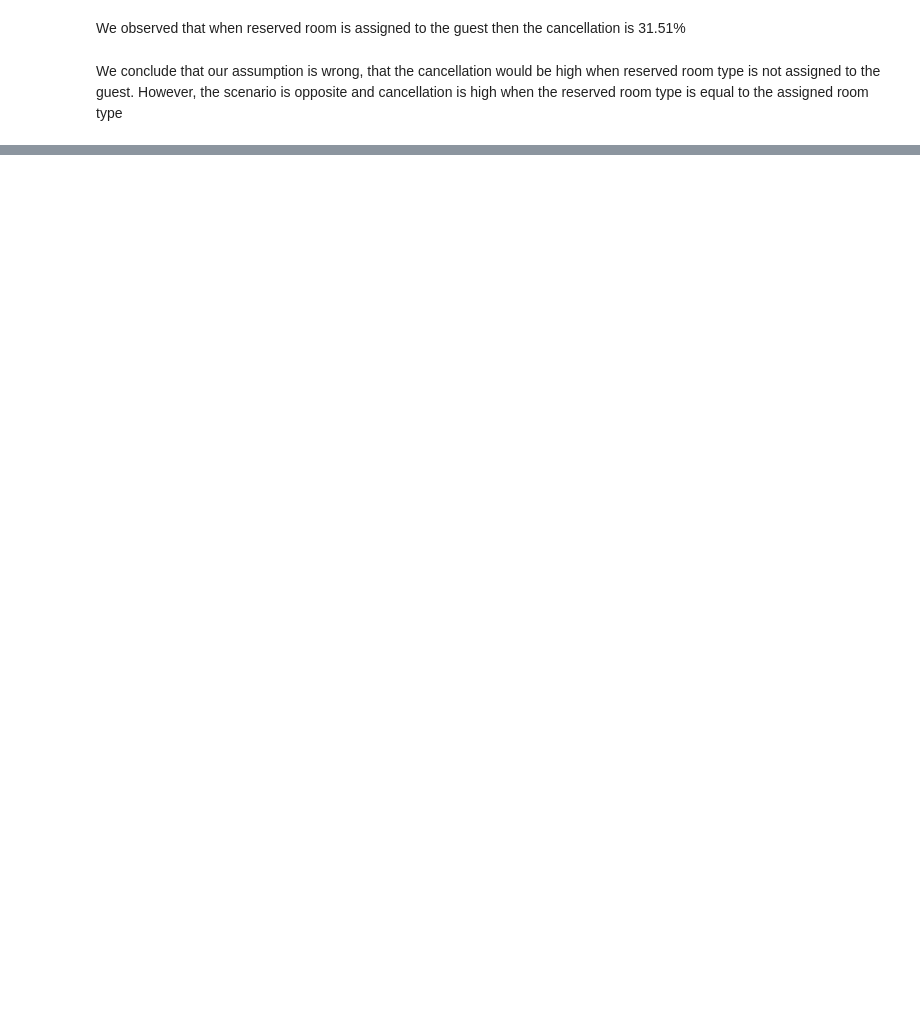
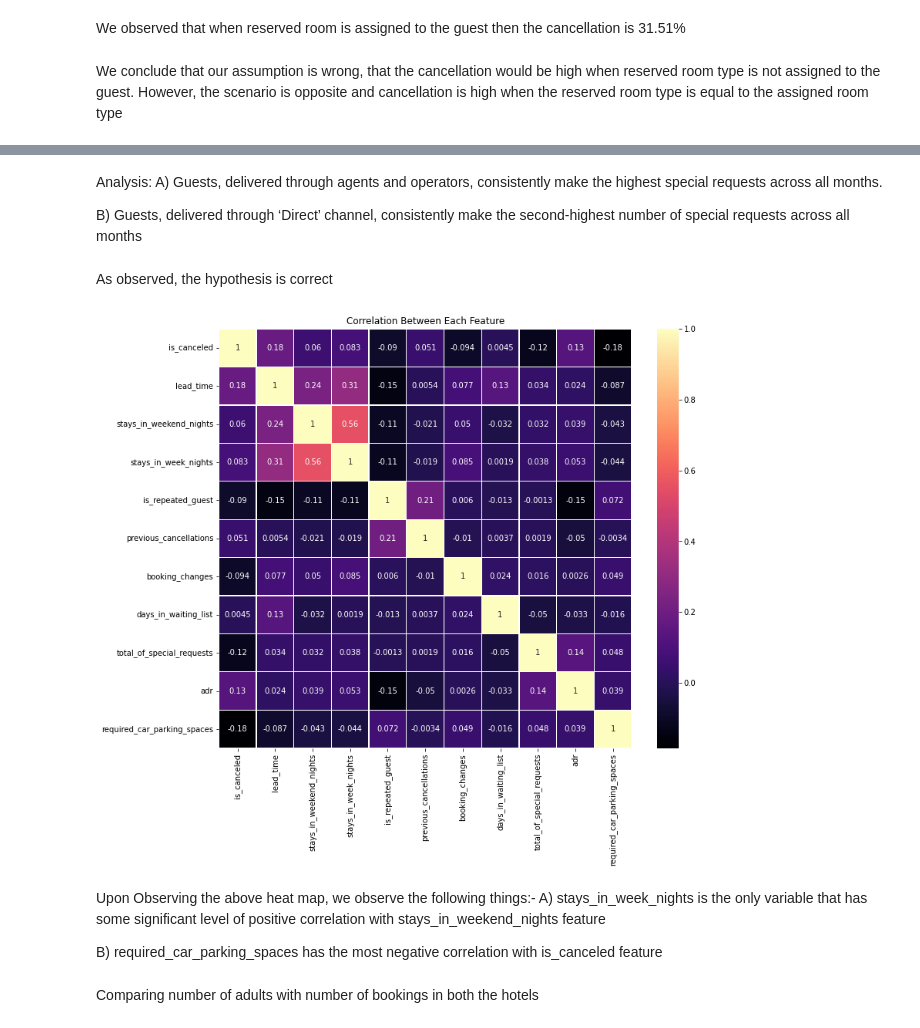
Before and after one commit to shahushubham07/Hotel_Booking_Analysis_EDA, a Jupyter notebook: Hotel_Booking_Analysis_Capstone_Project.ipynb, the cells around one changed output, grey strips where cells are left out. Cells and saved outputs as stored; diff of their text form; code cells hidden in the pictures; blank space fills up the shorter version.

```diff
--- a/Hotel_Booking_Analysis_Capstone_Project.ipynb
+++ b/Hotel_Booking_Analysis_Capstone_Project.ipynb
@@ -638,0 +674,25 @@ Most people prefer to stay at the hotels between 1 to 6 days.
+# %% [markdown]
+Analysis:
+A) Guests, delivered through agents and operators, consistently make the highest special requests across all months.
+
+B) Guests, delivered through ‘Direct’ channel, consistently make the second-highest number of special requests across all months
+# %% [markdown]
+As observed, the hypothesis is correct
+# %%
+# we created a heatmap to display correlation between all the columns with the number values
+co_releation = pd.DataFrame(df1.loc[:, ['is_canceled', 'lead_time','stays_in_weekend_nights', 'stays_in_week_nights', 'is_repeated_guest',\
+                                 'previous_cancellations', 'booking_changes', 'days_in_waiting_list', 'total_of_special_requests',\
+                                 'adr', 'required_car_parking_spaces' ]])
+fig, ax = plt.subplots(figsize = (12, 10))
+sns.heatmap(co_releation.corr(), cmap ='magma', linewidths = 0.30, annot=True )
+plt.title("Correlation Between Each Feature")
+plt.show()
+# %% [output]
+[figure, added]
+# %% [markdown]
+Upon Observing the above heat map, we observe the following things:-
+A) stays_in_week_nights is the only variable that has some significant level of positive correlation with stays_in_weekend_nights feature
+
+B) required_car_parking_spaces has the most negative correlation with is_canceled feature
+# %% [markdown]
+Comparing number of adults with number of bookings in both the hotels
```
Also changed, not shown: parts of 51 cells of this notebook.
